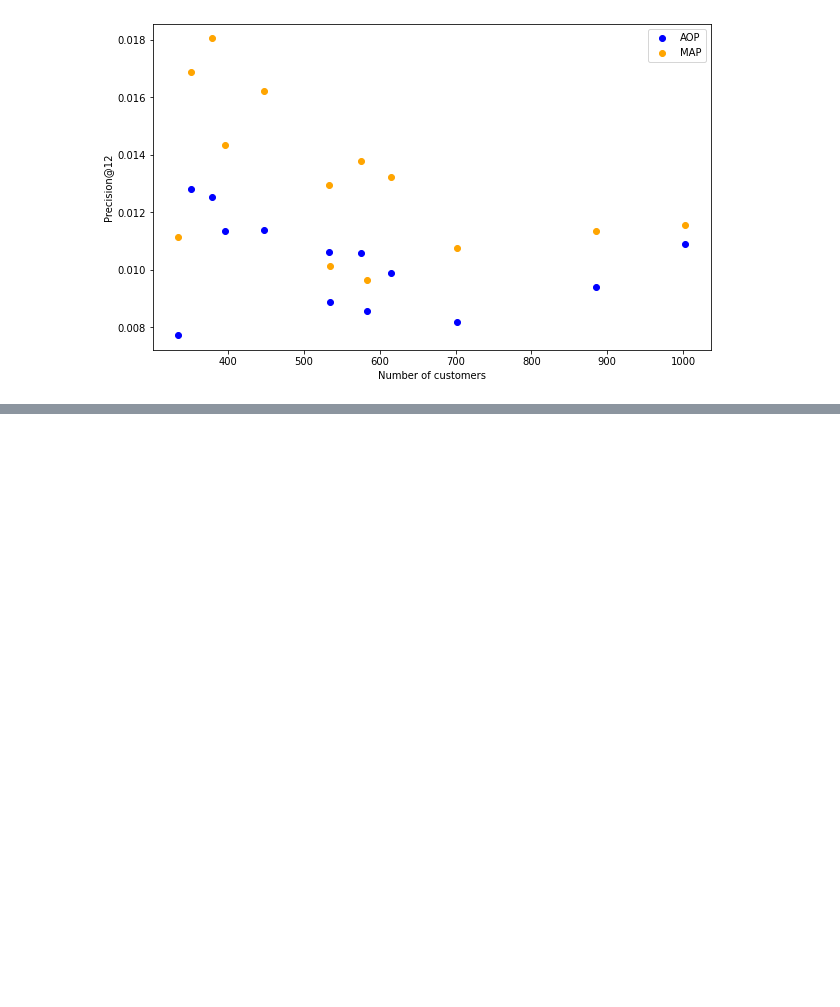
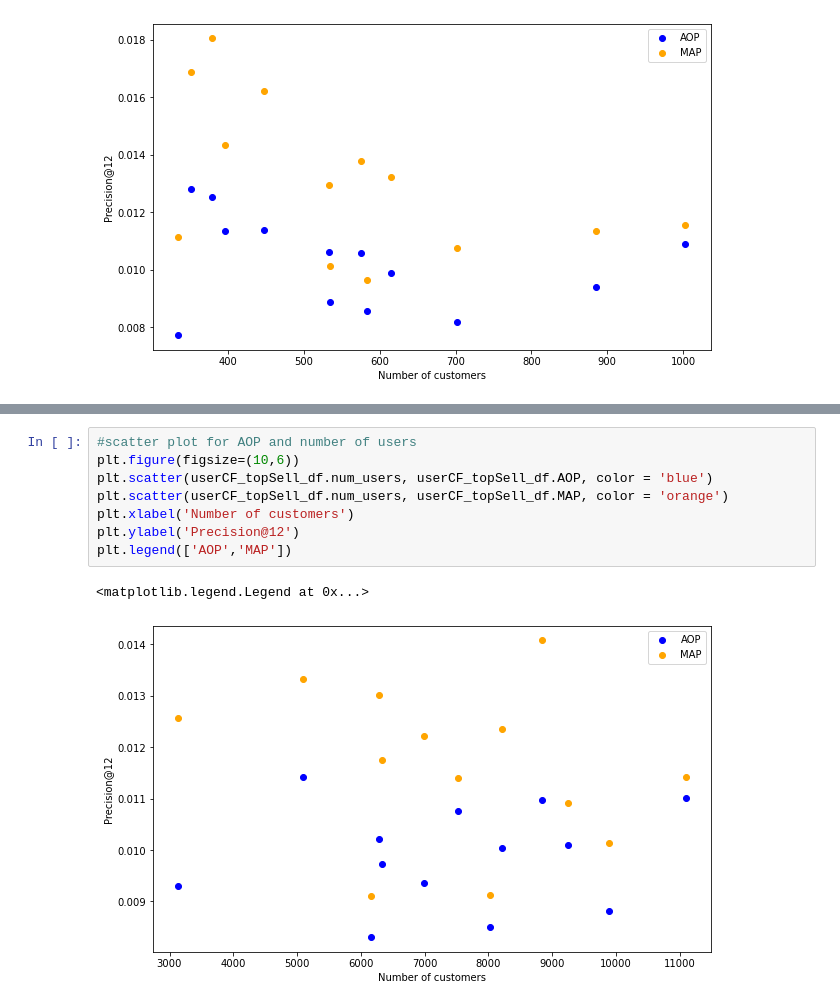
Before and after one commit to alexkychen/HMproduct, a Jupyter notebook: notebook/3.User-based_collaborative_filter_2019_Summer_Menswear.ipynb, the cells around one changed output, grey strips where cells are left out. Drawn from its saved outputs; the diff is of its cells as text; blank space fills up the shorter version.

```diff
--- a/notebook/3.User-based_collaborative_filter_2019_Summer_Menswear.ipynb
+++ b/notebook/3.User-based_collaborative_filter_2019_Summer_Menswear.ipynb
@@ -117,0 +212,11 @@ plt.legend(['AOP','MAP'])
+# %%
+#scatter plot for AOP and number of users
+plt.figure(figsize=(10,6))
+plt.scatter(userCF_topSell_df.num_users, userCF_topSell_df.AOP, color = 'blue')
+plt.scatter(userCF_topSell_df.num_users, userCF_topSell_df.MAP, color = 'orange')
+plt.xlabel('Number of customers')
+plt.ylabel('Precision@12')
+plt.legend(['AOP','MAP'])
+# %% [output]
+<matplotlib.legend.Legend at 0x...>
+[figure, added]
```
Also changed, not shown: parts of 6 cells of this notebook, 7 other files.
